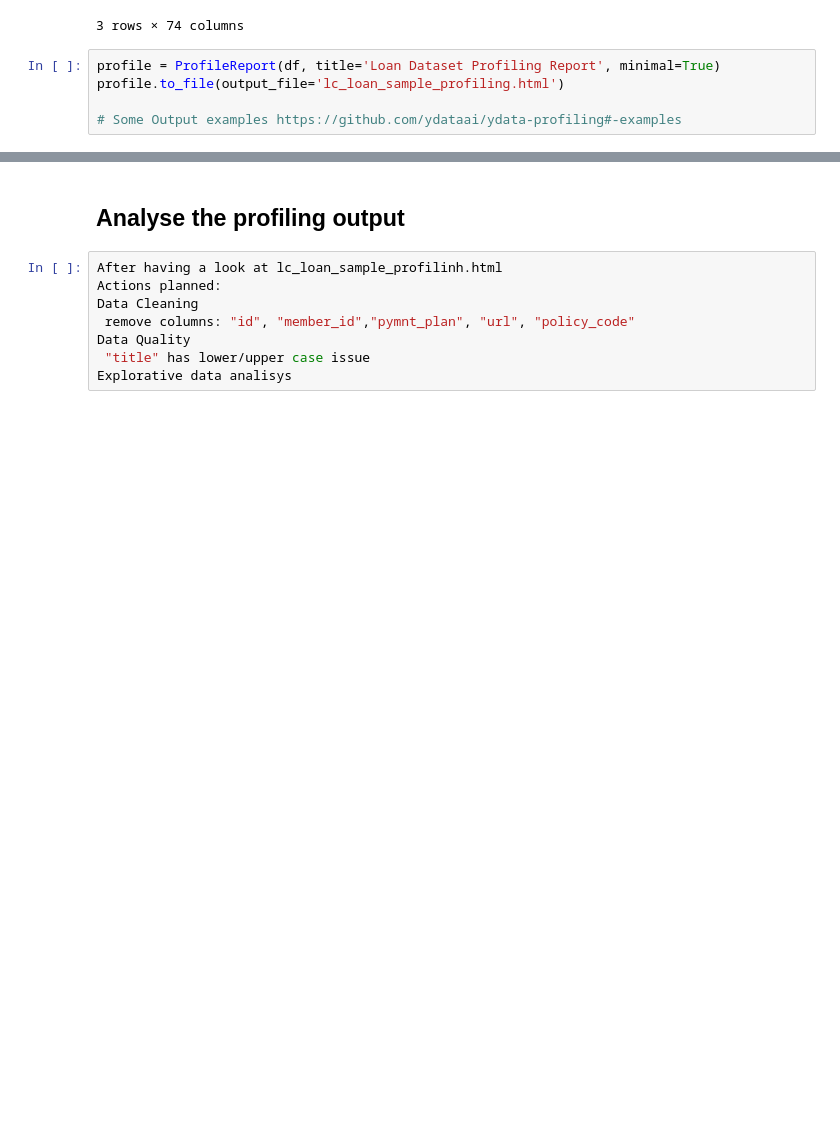
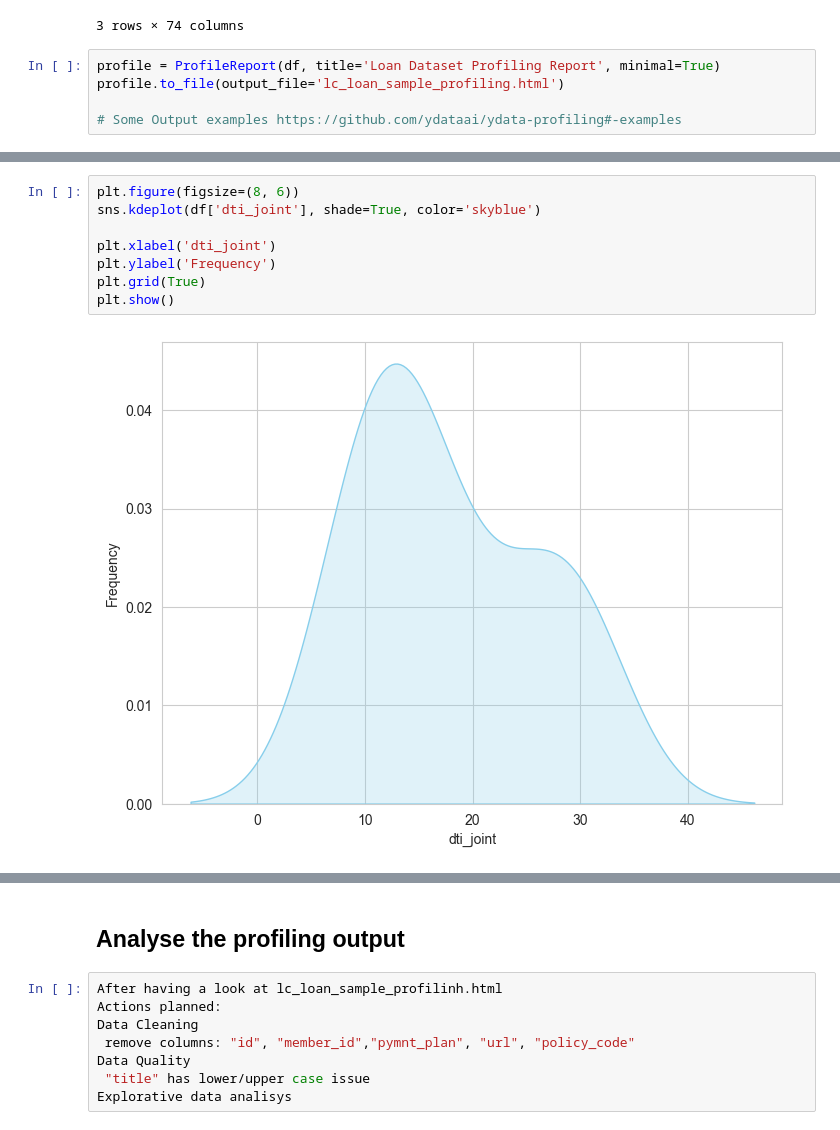
Before and after one commit to fburnelli/cas-de-stat-vis, a Jupyter notebook: data_pipeline.ipynb, the cells around one changed output, grey strips where cells are left out. Cells and saved outputs as stored; diff of their text form; blank space fills up the shorter version.

```diff
--- a/data_pipeline.ipynb
+++ b/data_pipeline.ipynb
@@ -49,0 +108,10 @@ profile.to_file(output_file='lc_loan_sample_profiling.html')
+# %%
+plt.figure(figsize=(8, 6))
+sns.kdeplot(df['dti_joint'], shade=True, color='skyblue')
+
+plt.xlabel('dti_joint')
+plt.ylabel('Frequency')
+plt.grid(True)
+plt.show()
+# %% [output]
+[figure, added]
```
Also changed, not shown: parts of 9 cells of this notebook, 1 other file.
